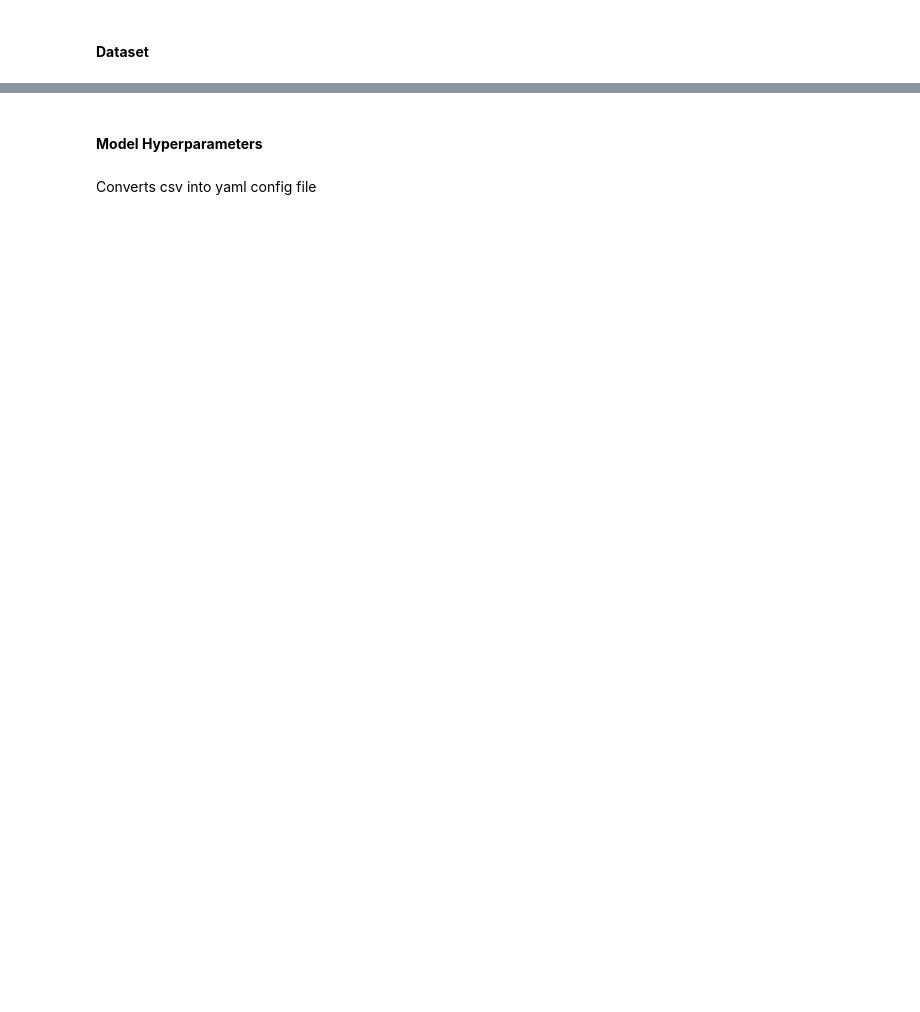
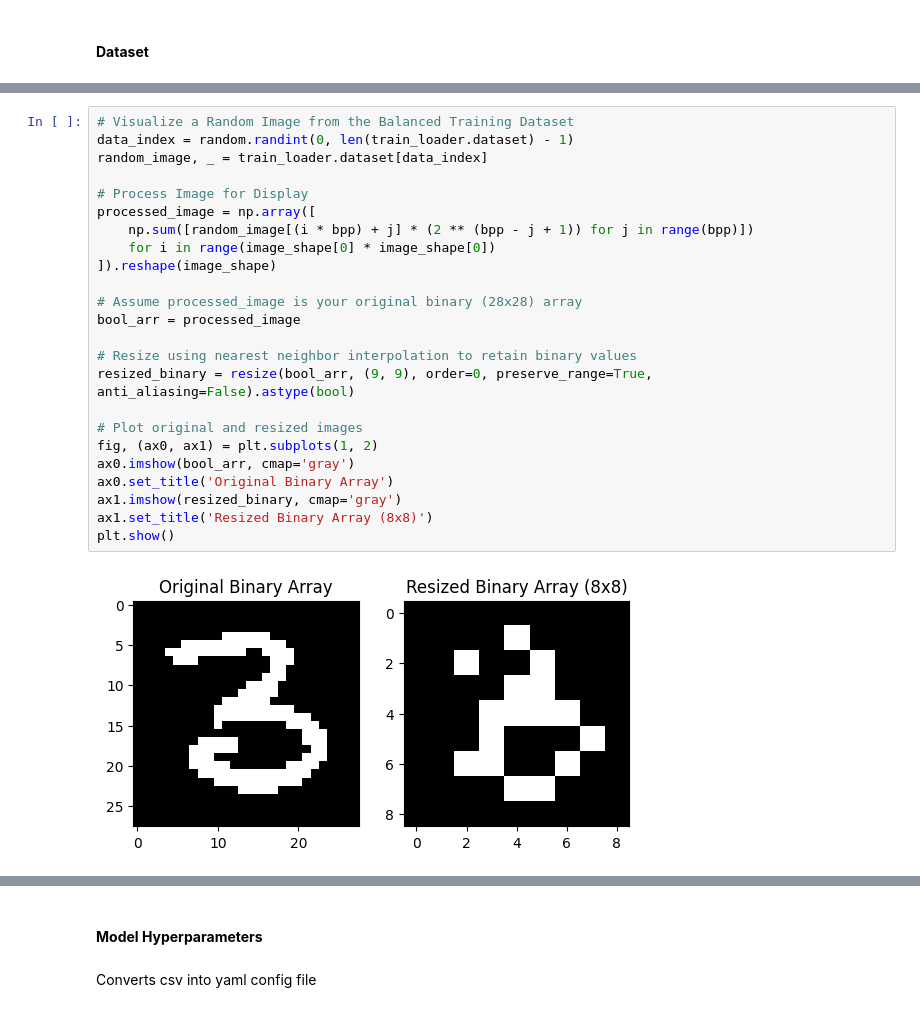
Before and after one commit to matheusmaldaner/DiffLogicVisualizer, a Jupyter notebook: model-training/train_main.ipynb, the cells around one changed output, grey strips where cells are left out. Drawn from its saved outputs; the diff is of its cells as text; blank space fills up the shorter version.

```diff
--- a/model-training/train_main.ipynb
+++ b/model-training/train_main.ipynb
@@ -140,0 +123,26 @@ Balanced Test Dataset Size: 8920
+# %%
+# Visualize a Random Image from the Balanced Training Dataset
+data_index = random.randint(0, len(train_loader.dataset) - 1)
+random_image, _ = train_loader.dataset[data_index]
+
+# Process Image for Display
+processed_image = np.array([
+    np.sum([random_image[(i * bpp) + j] * (2 ** (bpp - j + 1)) for j in range(bpp)])
+    for i in range(image_shape[0] * image_shape[0])
+]).reshape(image_shape)
+
+# Assume processed_image is your original binary (28x28) array
+bool_arr = processed_image
+
+# Resize using nearest neighbor interpolation to retain binary values
+resized_binary = resize(bool_arr, (9, 9), order=0, preserve_range=True, anti_aliasing=False).astype(bool)
+
+# Plot original and resized images
+fig, (ax0, ax1) = plt.subplots(1, 2)
+ax0.imshow(bool_arr, cmap='gray')
+ax0.set_title('Original Binary Array')
+ax1.imshow(resized_binary, cmap='gray')
+ax1.set_title('Resized Binary Array (8x8)')
+plt.show()
+# %% [output]
+[figure, added]
```
Also changed, not shown: parts of 15 cells of this notebook, 12 other files.
